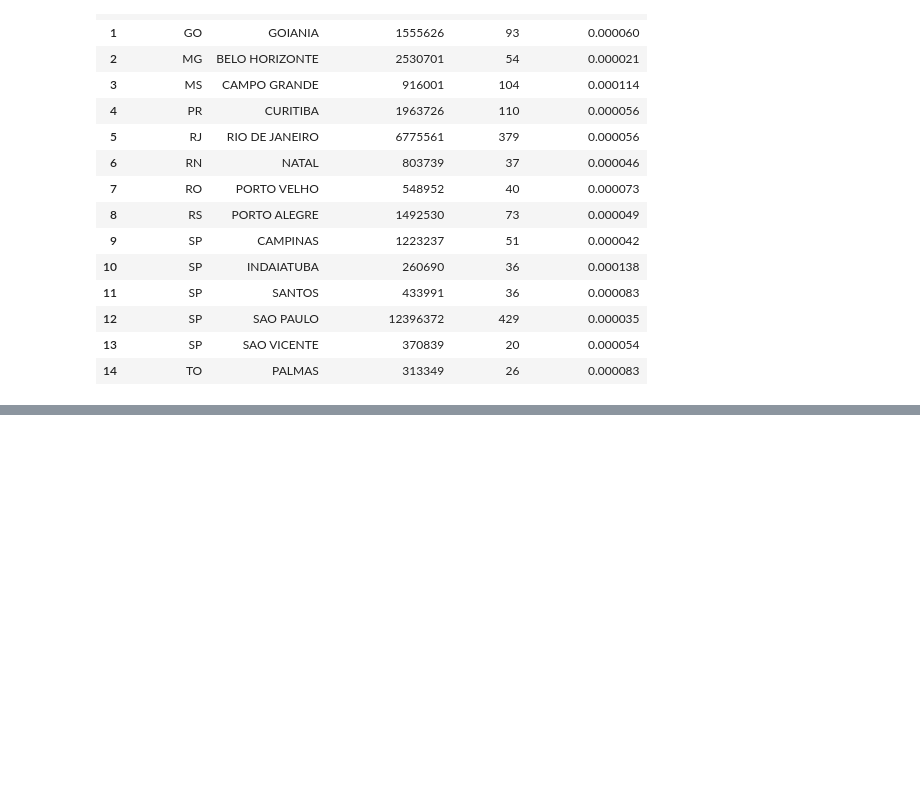
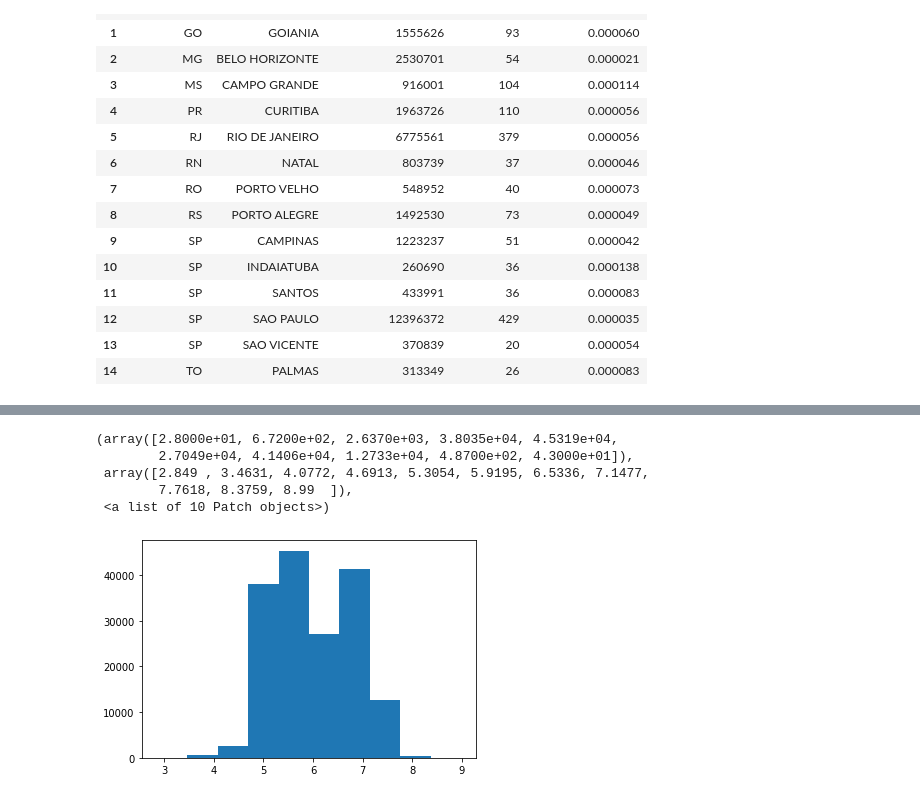
Before and after one commit to MKSGomes/CursodePandas, a Jupyter notebook: Segundo_Exemplo_Pandas.ipynb, the cells around one changed output, grey strips where cells are left out. Cells and saved outputs as stored; diff of their text form; code cells hidden in the pictures; blank space fills up the shorter version.

```diff
--- a/Segundo_Exemplo_Pandas.ipynb
+++ b/Segundo_Exemplo_Pandas.ipynb
@@ -278,0 +307,11 @@ None
+# %%
+import matplotlib.pyplot as plt
+
+plt.hist(combustiveis_df['Valor de Venda'])
+# %% [output]
+(array([2.8000e+01, 6.7200e+02, 2.6370e+03, 3.8035e+04, 4.5319e+04,
+        2.7049e+04, 4.1406e+04, 1.2733e+04, 4.8700e+02, 4.3000e+01]),
+ array([2.849 , 3.4631, 4.0772, 4.6913, 5.3054, 5.9195, 6.5336, 7.1477,
+        7.7618, 8.3759, 8.99  ]),
+ <a list of 10 Patch objects>)
+[figure, added]
```
Also changed, not shown: parts of 12 cells of this notebook.
